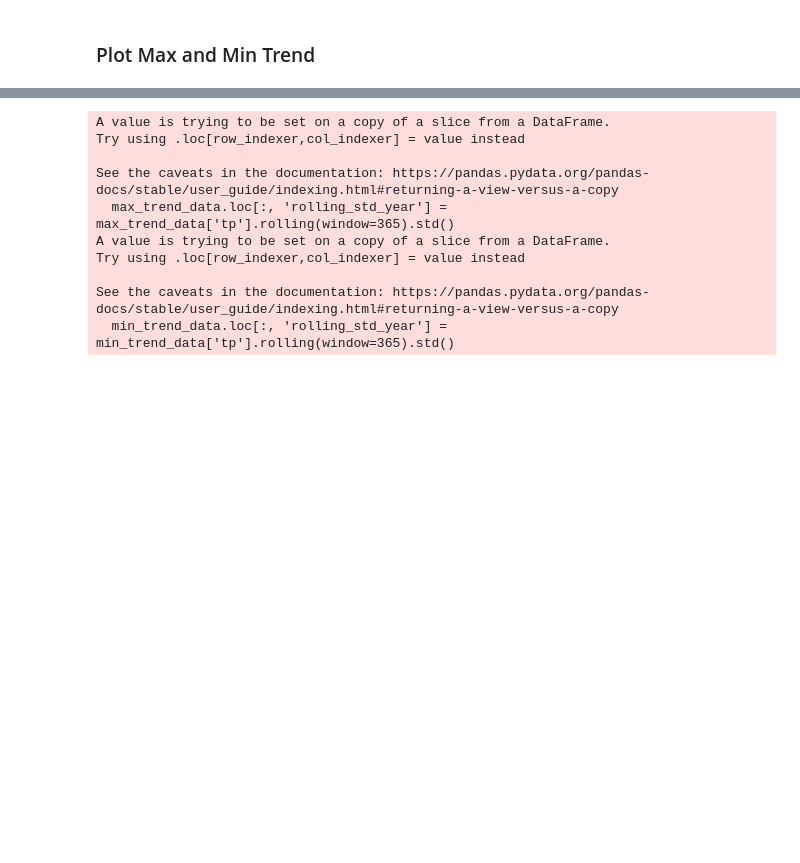
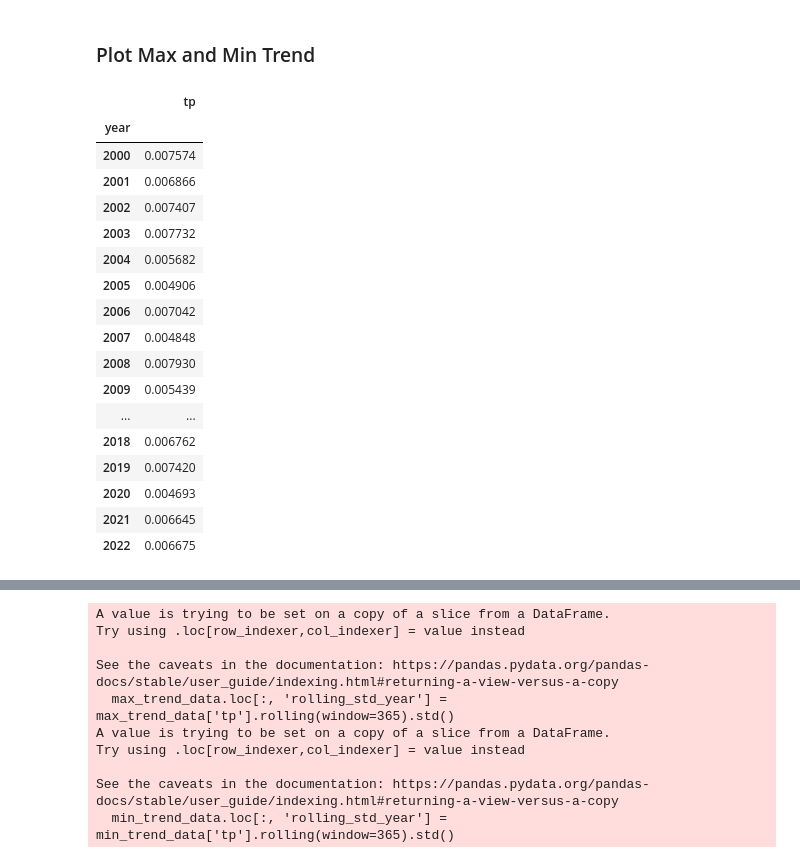
Before and after one commit to JohannaTrost/MSC24-WBM, a Jupyter notebook: analyse_existing_trends.ipynb, the cells around one changed output, grey strips where cells are left out. Cells and saved outputs as stored; diff of their text form; code cells hidden in the pictures; blank space fills up the shorter version.

```diff
--- a/analyse_existing_trends.ipynb
+++ b/analyse_existing_trends.ipynb
@@ -306,4 +306,27 @@ plt.show()
 [figure]
 # %% [markdown]
 ### Plot Max and Min Trend
+# %%
+yearly_std_lat_lon = P_data.groupby(['lat', 'lon', 'year'])['tp'].std()
+yearly_std_lat_lon = pd.DataFrame(yearly_std_lat_lon)
+yearly_std_lat_lon.loc[(44.75, 4.75)]
+# %% [output]
+|  | tp |
+| year |  |
+| 2000 | 0.007574 |
+| 2001 | 0.006866 |
+| 2002 | 0.007407 |
+| 2003 | 0.007732 |
+| 2004 | 0.005682 |
+| 2005 | 0.004906 |
+| 2006 | 0.007042 |
+| 2007 | 0.004848 |
+| 2008 | 0.007930 |
+| 2009 | 0.005439 |
+| ... | ... |
+| 2018 | 0.006762 |
+| 2019 | 0.007420 |
+| 2020 | 0.004693 |
+| 2021 | 0.006645 |
+| 2022 | 0.006675 |
 # %%
```
Also changed, not shown: parts of 1 cell of this notebook, 1 other file.
